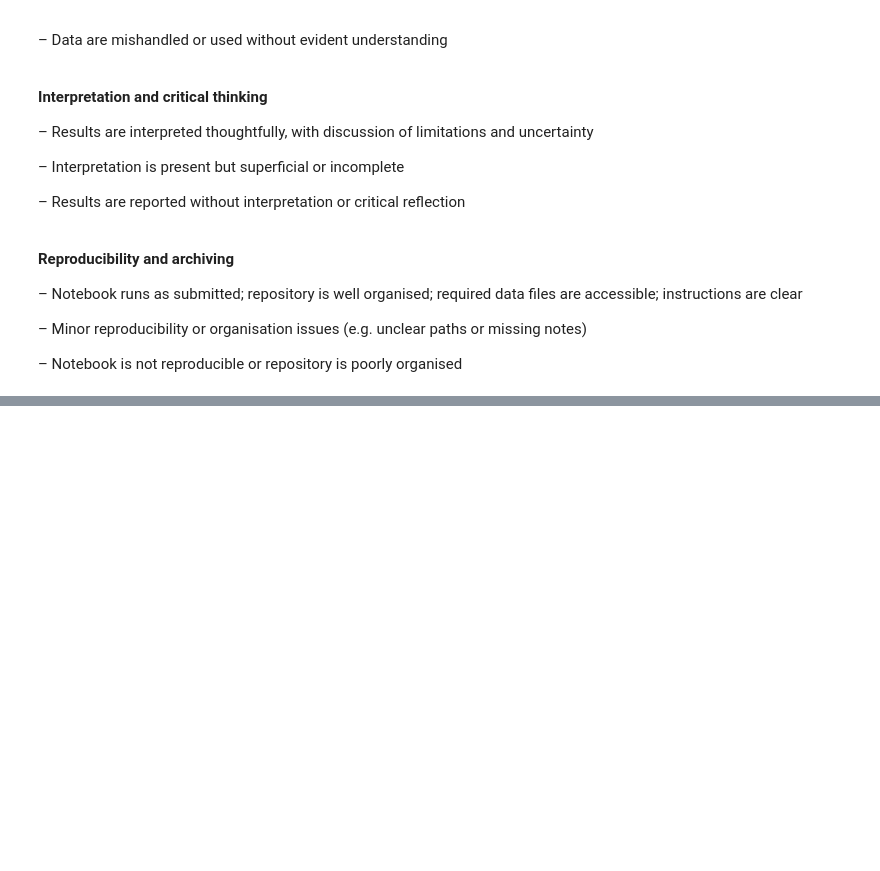
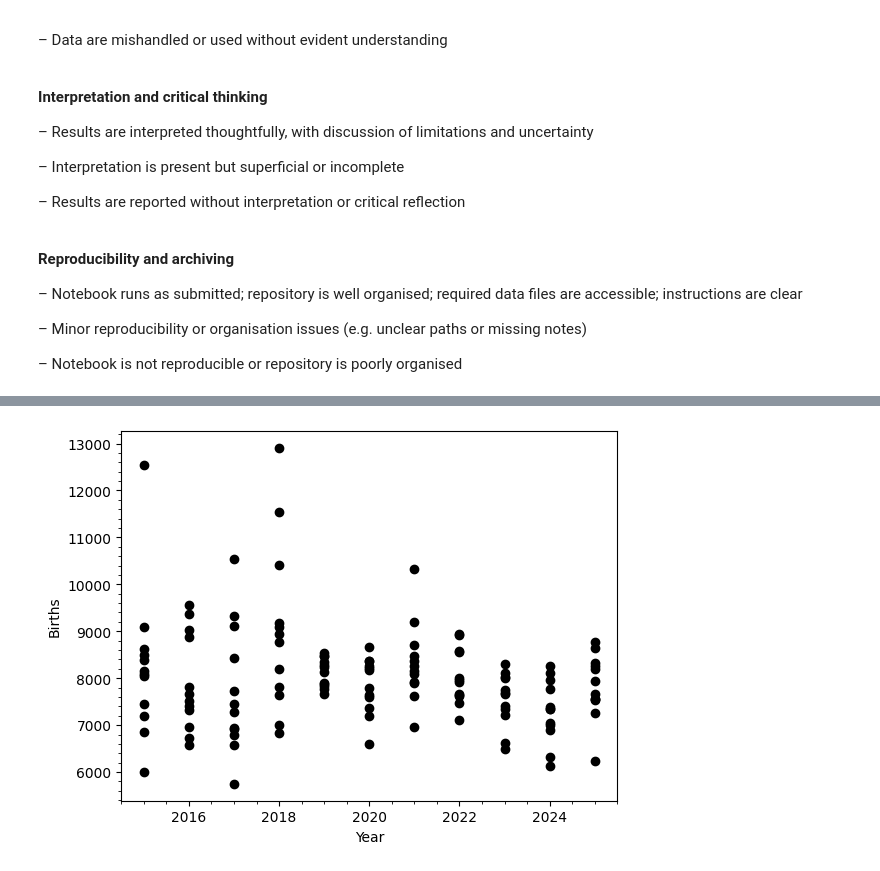
Before and after one commit to Leo05-u/EMSC2010_A3-Project-Notebook-Repository, a Jupyter notebook: EMSC2010_A3_Project_Notebook_&_Repository_u7447903.ipynb, the cells around one changed output, grey strips where cells are left out. Saved outputs shown, nothing was run; the diff lists cells and outputs as text; code cells hidden in the pictures; blank space fills up the shorter version.

```diff
--- a/EMSC2010_A3_Project_Notebook_&_Repository_u7447903.ipynb
+++ b/EMSC2010_A3_Project_Notebook_&_Repository_u7447903.ipynb
@@ -87,0 +242,7 @@ from IPython.display import display, clear_output
+# %%
+plt.plot(df['Year'], df['Births'],'ok')
+plt.xlabel('Year')
+plt.ylabel('Births')
+plt.minorticks_on()
+# %% [output]
+[figure, added]
```
Also changed, not shown: parts of 17 cells of this notebook.
